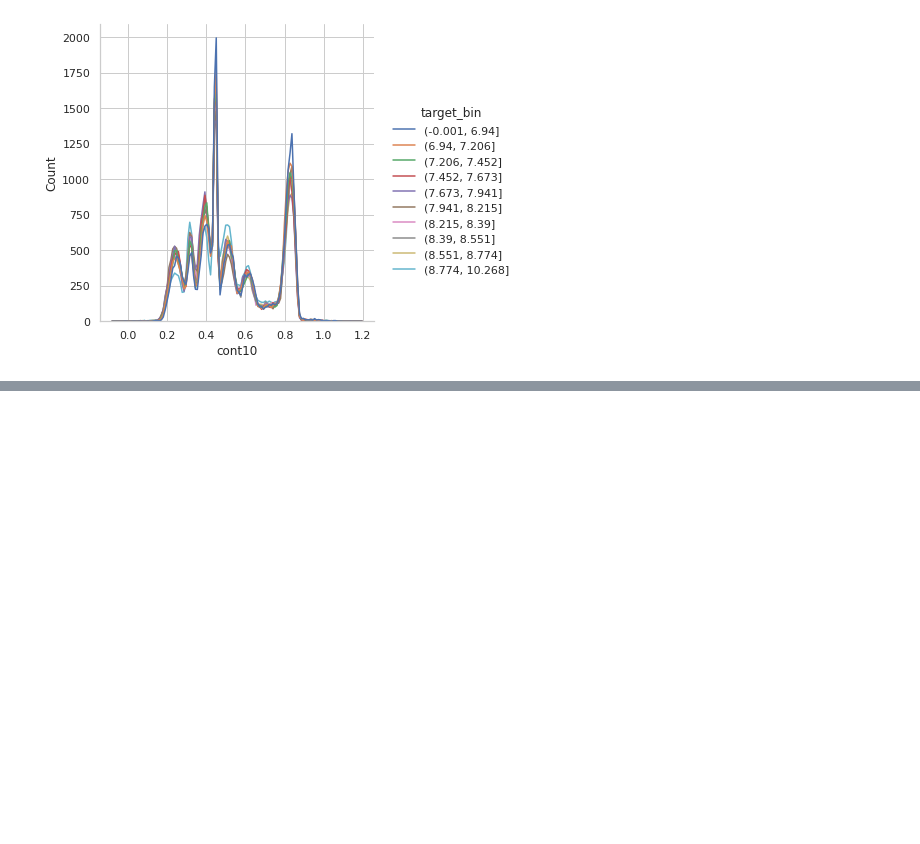
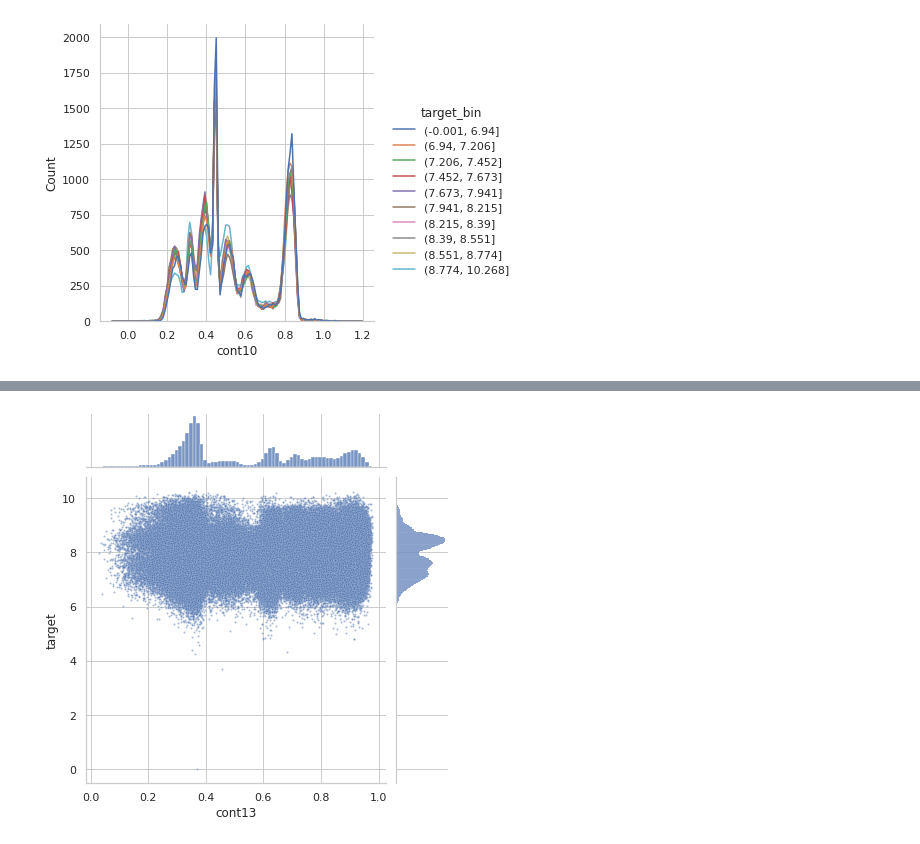
Before and after one commit to savioursho/tabular-playground-series-jan-2021, a Jupyter notebook: notebooks/05-eda.ipynb, the cells around one changed output, grey strips where cells are left out. Saved outputs shown, nothing was run; the diff lists cells and outputs as text; code cells hidden in the pictures; blank space fills up the shorter version.

```diff
--- a/notebooks/05-eda.ipynb
+++ b/notebooks/05-eda.ipynb
@@ -104,0 +138,10 @@ viz.plot_desnity_train_test_overlapping(
+# %%
+sns.jointplot(
+    data = df_train,
+    x="cont13",
+    y="target",
+    alpha=.5,
+    s=4
+);
+# %% [output]
+[figure, added]
```
Also changed, not shown: parts of 5 cells of this notebook, 1 other file.
